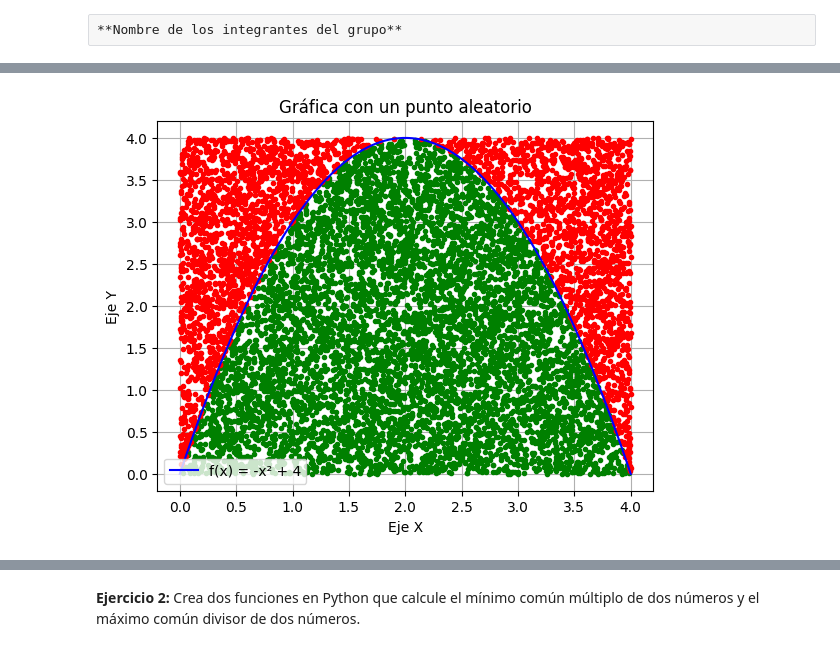
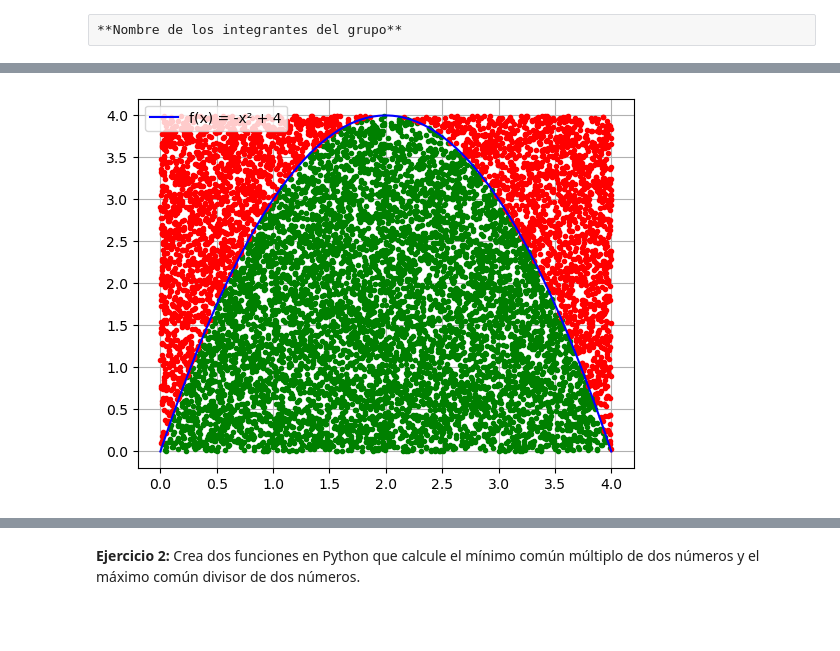
Before and after one commit to Lizzen/SI, a Jupyter notebook: Entrega0/Ejercicios.ipynb, the cells around one changed output, grey strips where cells are left out. Saved outputs shown, nothing was run; the diff lists cells and outputs as text; code cells hidden in the pictures; blank space fills up the shorter version.

```diff
--- a/Entrega0/Ejercicios.ipynb
+++ b/Entrega0/Ejercicios.ipynb
@@ -43,59 +43,55 @@ que se pueda aplicar tanto a un número como a un array de numpy. Por ejemplo -x
 # %%
 # Escribe aquí la solución del ejercicio 1.
 import numpy as np
 import matplotlib.pyplot as plt
 import random
-
-
+from scipy.integrate import quad
 
 # Definir la función
 def f(x):
-    return -x**2 + 4*x  # Ejemplo de función cuadrática
+    return -x**2 + 4*x
+def integra_mc(fun, a, b, num_puntos=10000):
+    x = np.linspace(0, 4, 100)
+    y = f(x)
+    M = 4 #Maximo de la funcion
+    X=[]    #Array para las X que esten por encima de la funcion
+    Y=[]    #Array para las Y que esten por encima de la funcion
+    Yf = [] #Array para las X que estan por debajo de la funcion
+    Xf = [] #Array para las Y que estan por debajo de la funcion
+    for i in range(10000):
+        # Generar un punto aleatorio
+        punto_x = np.random.rand() * (b-a)+a  #Numero aleatorio para x
+        punto_y = np.random.rand() * M        # Numero aleatorio para y
 
-# Generar el rango para la función
-x = np.linspace(0, 4, 100)
-y = f(x)
-a = 0
-b = 4
-M = 4 #Maximo de la funcion F
-X=[]
-Y=[]
-Yf = []
-Xf = []
-for i in range(10000):
-    # Generar un punto aleatorio
-    punto_x = np.random.rand() * (b-a)+a  # x entre 0 y 4
-    punto_y = np.random.rand() * M            # y calculado con la función
+        if punto_y < f(punto_x):    #Si esta por debajo de la funcion
+            Xf.append(punto_x)
+            Yf.append(punto_y)
+        else:   #Si esta por encima de la funcion
+            X.append(punto_x)
+            Y.append(punto_y)
 
-    #Yf.append(f(punto_x))
-    if punto_y < f(punto_x):
-       Xf.append(punto_x)
-       Yf.append(punto_y)
-    else:
-        X.append(punto_x)
-        Y.append(punto_y)
-    # Dibujar el punto aleatorio
+    Ndebajo = len(Yf)
+    Ntotal = num_puntos
+    I = (Ndebajo/Ntotal)*(b-a)*M
 
-#plt.scatter(punto_x, punto_y, color='red', s=10)
-# Dibujar la función
-plt.plot(Xf, Yf, '.', color='green')
-plt.plot(X, Y, '.', color='red')
+    # Dibujamos los puntos
+    plt.plot(Xf, Yf, '.', color='green')
+    plt.plot(X, Y, '.', color='red')
+
+    #Dibujamos la funcion
+    plt.plot(x, y, label="f(x) = -x² + 4", color='blue')
+
+    plt.legend()
+    plt.grid()
+
+    # Mostrar la gráfica
+    plt.show()
+    return I
 
 
+print(f"Resultado metodo MonteCarlo: {integra_mc(f, 0, 4, 10000)}")
 
-
-plt.plot(x, y, label="f(x) = -x² + 4", color='blue')
-
-
-
-# Etiquetas y leyenda
-plt.xlabel("Eje X")
-plt.ylabel("Eje Y")
-plt.title("Gráfica con un punto aleatorio")
-plt.legend()
-plt.grid()
-
-# Mostrar la gráfica
-plt.show()
+result, error = quad(f, 0, 4)
+print(f"Resultado de la integral: {result}")
 # %% [output]
-[figure, old version]
+[figure, new version]
```
Also changed, not shown: parts of 2 cells of this notebook.
